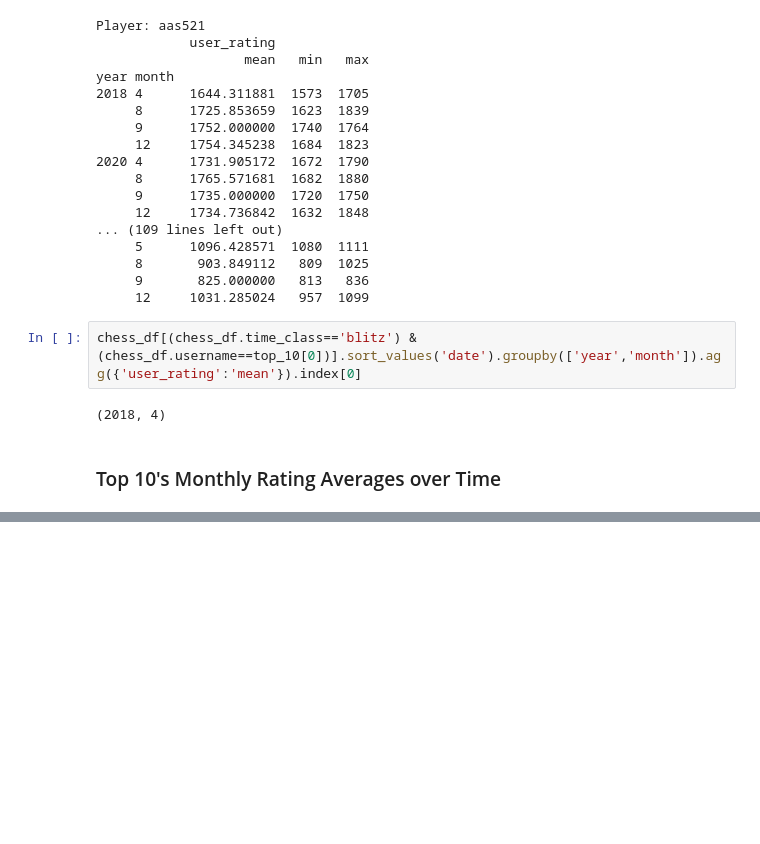
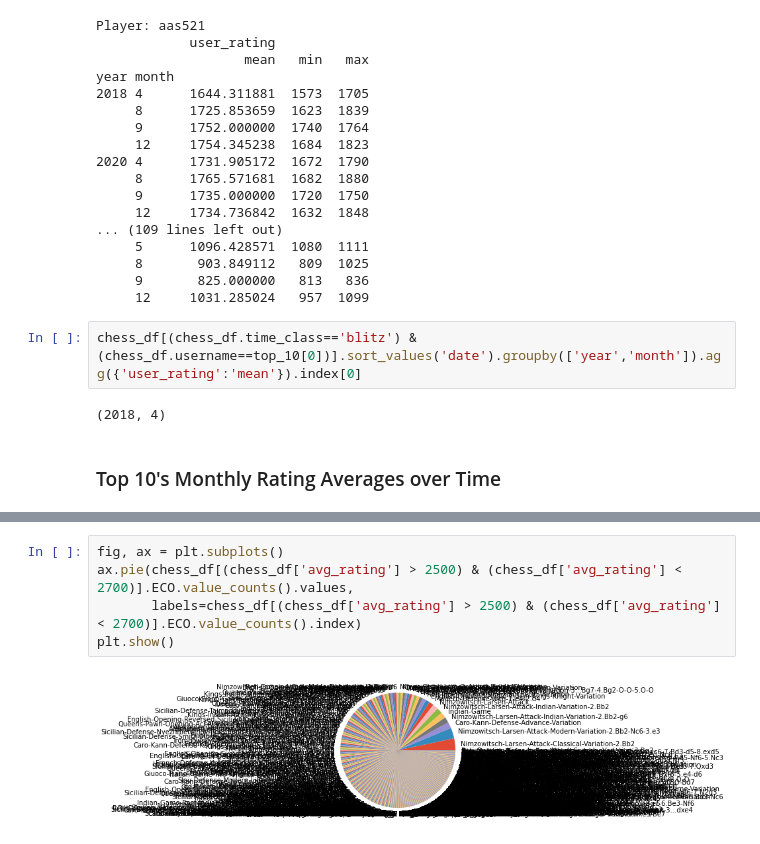
Before and after one commit to kenshr/The-Evolution-of-Chess, a Jupyter notebook: src/Sample_RU_1500_EDA.ipynb, the cells around one changed output, grey strips where cells are left out. Cells and saved outputs as stored; diff of their text form; blank space fills up the shorter version.

```diff
--- a/src/Sample_RU_1500_EDA.ipynb
+++ b/src/Sample_RU_1500_EDA.ipynb
@@ -281,0 +296,7 @@ chess_df.groupby('username').view()
+# %%
+fig, ax = plt.subplots()
+ax.pie(chess_df[(chess_df['avg_rating'] > 2500) & (chess_df['avg_rating'] < 2700)].ECO.value_counts().values,
+       labels=chess_df[(chess_df['avg_rating'] > 2500) & (chess_df['avg_rating'] < 2700)].ECO.value_counts().index)
+plt.show()
+# %% [output]
+[figure, added]
```
Also changed, not shown: parts of 21 cells of this notebook.
